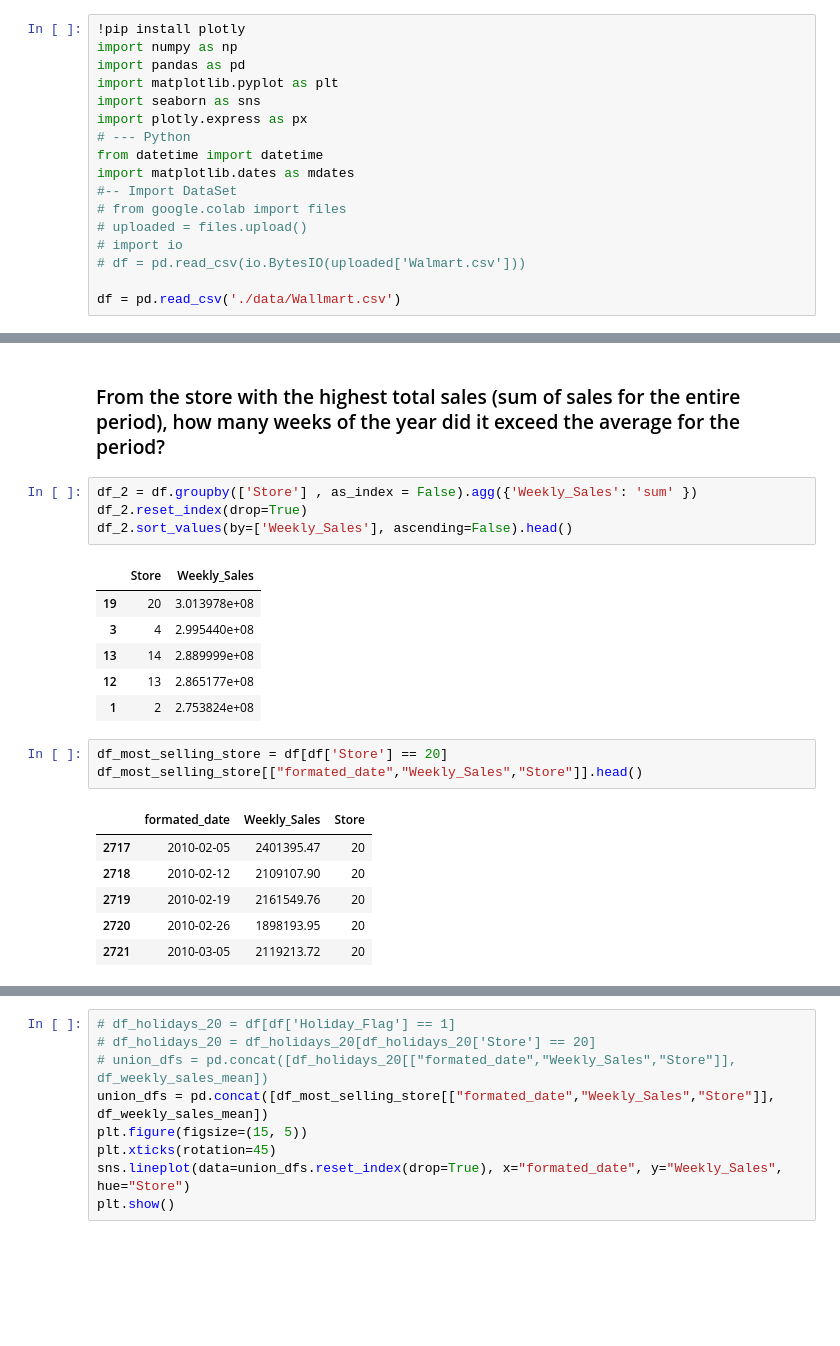
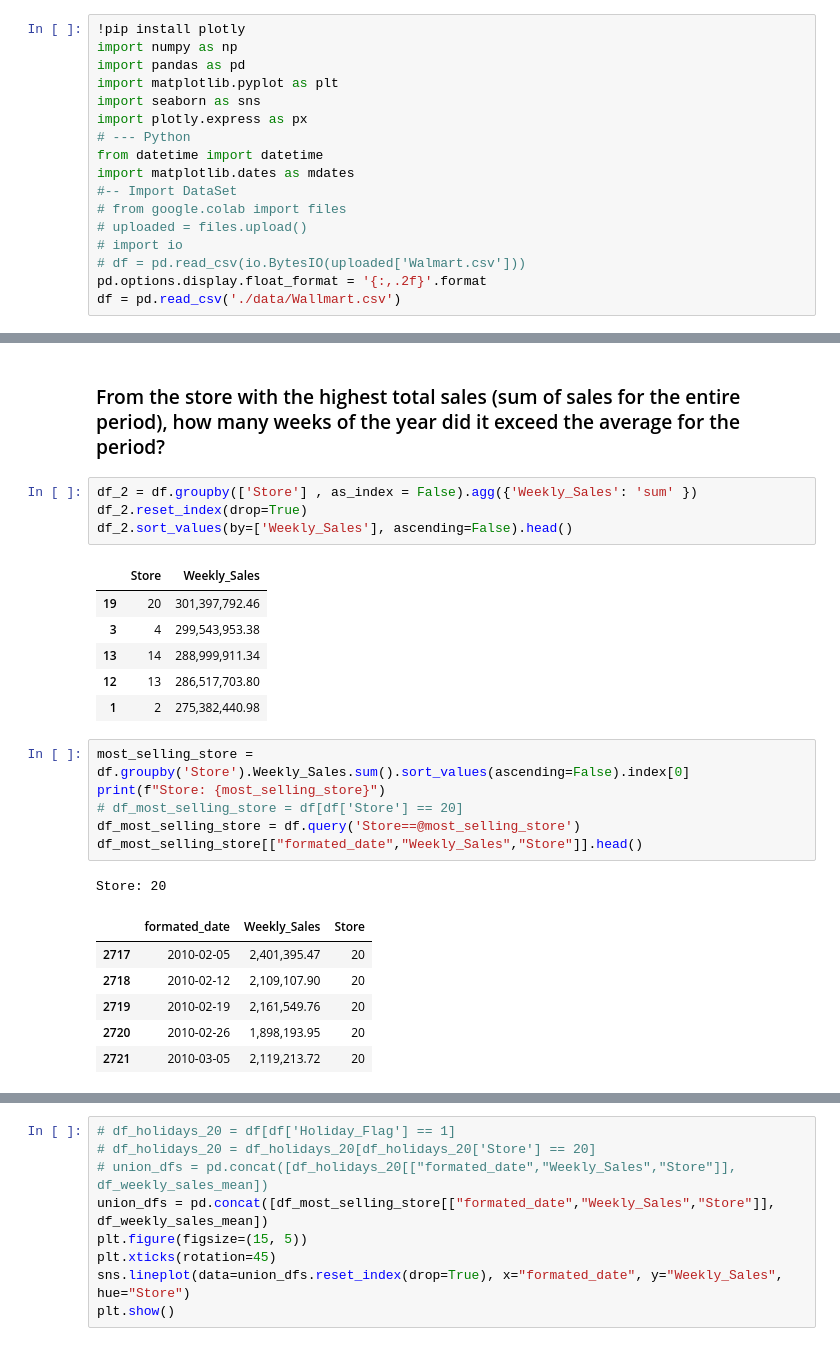
Before and after one commit to danieltorrescode/jupyter, a Jupyter notebook: Wallmart.ipynb, the cells around one changed output, grey strips where cells are left out. Cells and saved outputs as stored; diff of their text form; blank space fills up the shorter version.

```diff
--- a/Wallmart.ipynb
+++ b/Wallmart.ipynb
@@ -15,6 +15,6 @@ import matplotlib.dates as mdates
 # uploaded = files.upload()
 # import io
 # df = pd.read_csv(io.BytesIO(uploaded['Walmart.csv']))
-
+pd.options.display.float_format = '{:,.2f}'.format
 df = pd.read_csv('./data/Wallmart.csv')
 # %% [output]
@@ -120,21 +119,25 @@ df_2.reset_index(drop=True)
 df_2.sort_values(by=['Weekly_Sales'], ascending=False).head()
 # %% [output]
 |  | Store | Weekly_Sales |
-| 19 | 20 | 3.013978e+08 |
-| 3 | 4 | 2.995440e+08 |
-| 13 | 14 | 2.889999e+08 |
-| 12 | 13 | 2.865177e+08 |
-| 1 | 2 | 2.753824e+08 |
+| 19 | 20 | 301,397,792.46 |
+| 3 | 4 | 299,543,953.38 |
+| 13 | 14 | 288,999,911.34 |
+| 12 | 13 | 286,517,703.80 |
+| 1 | 2 | 275,382,440.98 |
 # %%
-df_most_selling_store = df[df['Store'] == 20]
+most_selling_store = df.groupby('Store').Weekly_Sales.sum().sort_values(ascending=False).index[0]
+print(f"Store: {most_selling_store}")
+# df_most_selling_store = df[df['Store'] == 20]
+df_most_selling_store = df.query('Store==@most_selling_store')
 df_most_selling_store[["formated_date","Weekly_Sales","Store"]].head()
 # %% [output]
+Store: 20
 |  | formated_date | Weekly_Sales | Store |
-| 2717 | 2010-02-05 | 2401395.47 | 20 |
-| 2718 | 2010-02-12 | 2109107.90 | 20 |
-| 2719 | 2010-02-19 | 2161549.76 | 20 |
-| 2720 | 2010-02-26 | 1898193.95 | 20 |
-| 2721 | 2010-03-05 | 2119213.72 | 20 |
+| 2717 | 2010-02-05 | 2,401,395.47 | 20 |
+| 2718 | 2010-02-12 | 2,109,107.90 | 20 |
+| 2719 | 2010-02-19 | 2,161,549.76 | 20 |
+| 2720 | 2010-02-26 | 1,898,193.95 | 20 |
+| 2721 | 2010-03-05 | 2,119,213.72 | 20 |
 # %%
 df_weekly_sales_mean = df.groupby(['formated_date'] , as_index = False).agg({'Weekly_Sales': 'mean' })
 df_weekly_sales_mean["Store"] = "mean"
```
Also changed, not shown: parts of 8 cells of this notebook, 5 other files.
